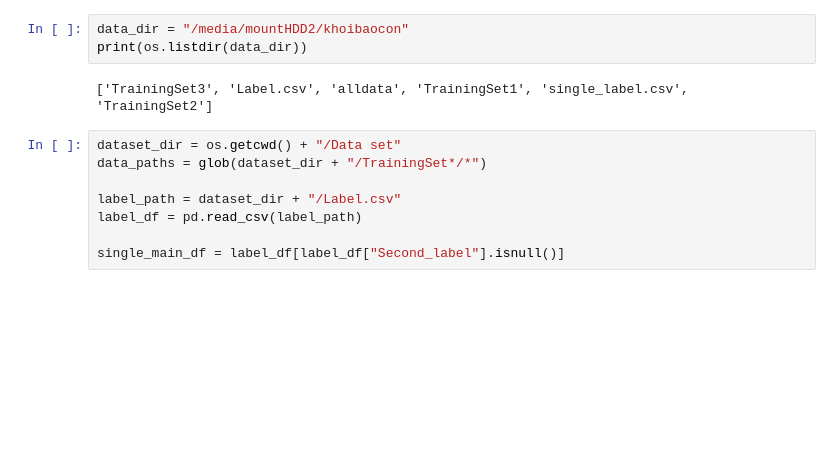
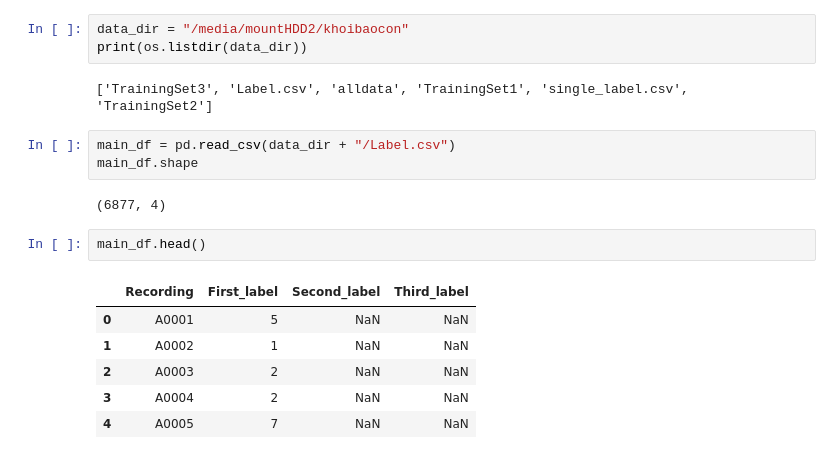
Before and after one commit to ScaleMind-C9308A/HeartResearch, a Jupyter notebook: Experiment/Approach/Model_signal/MAML_Thao.ipynb, the cells around one changed output. Drawn from its saved outputs; the diff is of its cells as text; blank space fills up the shorter version.

```diff
--- a/Experiment/Approach/Model_signal/MAML_Thao.ipynb
+++ b/Experiment/Approach/Model_signal/MAML_Thao.ipynb
@@ -40,11 +21,17 @@ data_dir = "/media/mountHDD2/khoibaocon"
 print(os.listdir(data_dir))
 # %% [output]
 ['TrainingSet3', 'Label.csv', 'alldata', 'TrainingSet1', 'single_label.csv', 'TrainingSet2']
-# %%
-dataset_dir = os.getcwd() + "/Data set"
-data_paths = glob(dataset_dir + "/TrainingSet*/*")
-
-label_path = dataset_dir + "/Label.csv"
-label_df = pd.read_csv(label_path)
-
-single_main_df = label_df[label_df["Second_label"].isnull()]
+# %%
+main_df = pd.read_csv(data_dir + "/Label.csv")
+main_df.shape
+# %% [output]
+(6877, 4)
+# %%
+main_df.head()
+# %% [output]
+|  | Recording | First_label | Second_label | Third_label |
+| 0 | A0001 | 5 | NaN | NaN |
+| 1 | A0002 | 1 | NaN | NaN |
+| 2 | A0003 | 2 | NaN | NaN |
+| 3 | A0004 | 2 | NaN | NaN |
+| 4 | A0005 | 7 | NaN | NaN |
```
Also changed, not shown: parts of 34 cells of this notebook.
